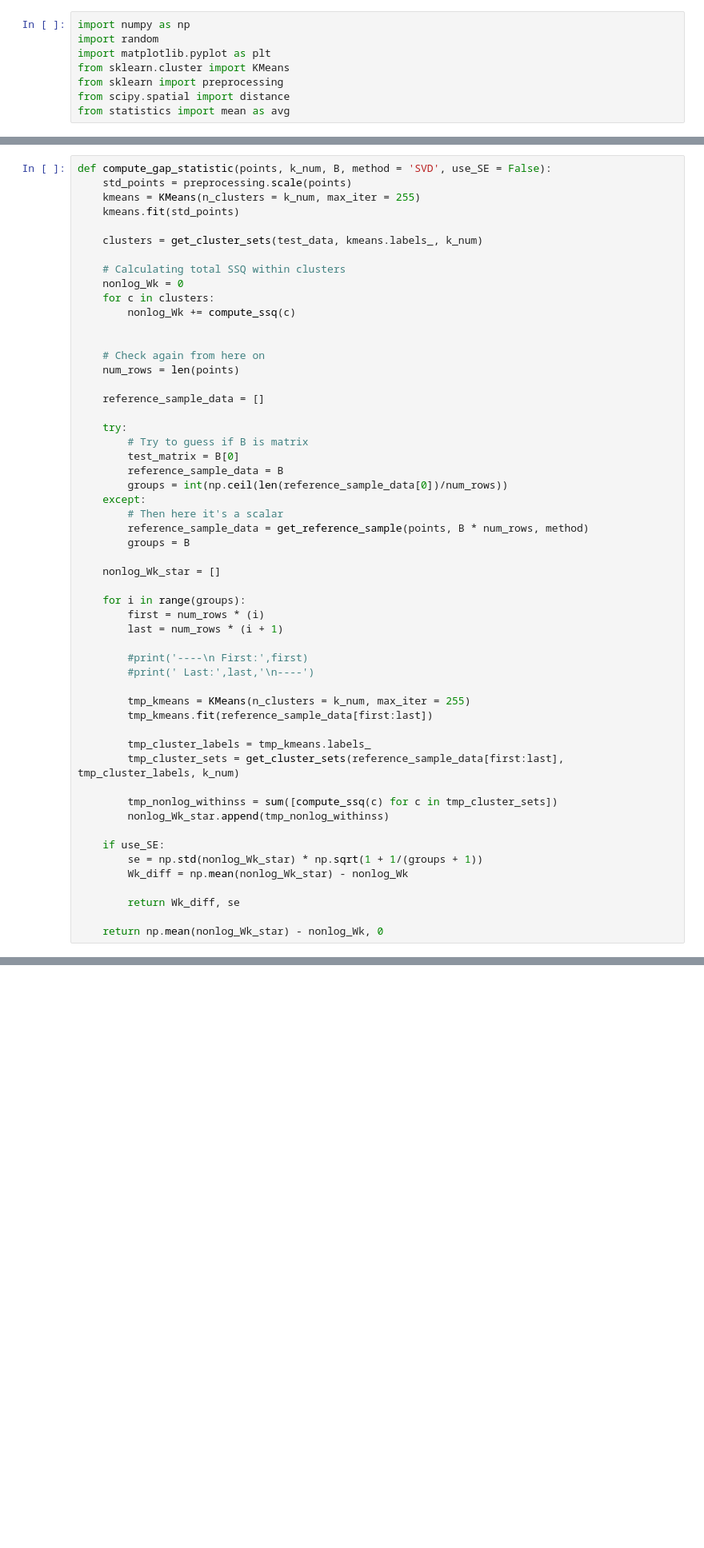
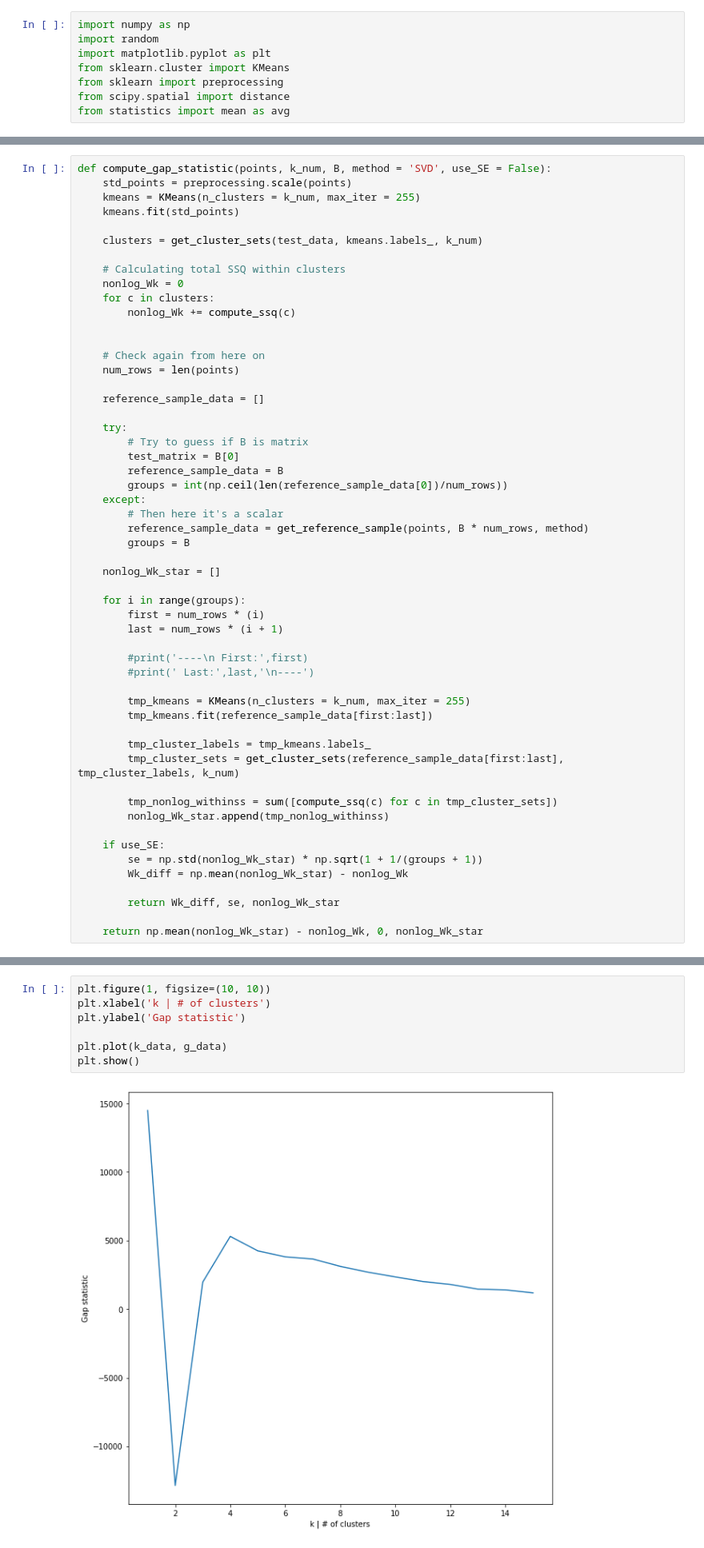
Before and after one commit to Gruntrexpewrus/StatLearnTeam, a Jupyter notebook: Nonlog-gap-statistic.ipynb, the cells around one changed output, grey strips where cells are left out. Shown at 80% size. Cells and saved outputs as stored; diff of their text form; blank space fills up the shorter version.

Commit message:
Updated nonlog sim

```diff
--- a/Nonlog-gap-statistic.ipynb
+++ b/Nonlog-gap-statistic.ipynb
@@ -177,8 +177,8 @@ def compute_gap_statistic(points, k_num, B, method = 'SVD', use_SE = False):
         se = np.std(nonlog_Wk_star) * np.sqrt(1 + 1/(groups + 1))
         Wk_diff = np.mean(nonlog_Wk_star) - nonlog_Wk
 
-        return Wk_diff, se
+        return Wk_diff, se, nonlog_Wk_star
 
-    return np.mean(nonlog_Wk_star) - nonlog_Wk, 0
+    return np.mean(nonlog_Wk_star) - nonlog_Wk, 0, nonlog_Wk_star
 # %%
 def find_best_k(data, B, method = "SVD"):
@@ -240,0 +252,9 @@ k 2
+# %%
+plt.figure(1, figsize=(10, 10))
+plt.xlabel('k | # of clusters')
+plt.ylabel('Gap statistic')
+
+plt.plot(k_data, g_data)
+plt.show()
+# %% [output]
+[figure, added]
```
Also changed, not shown: parts of 6 cells of this notebook, 1 other file.
